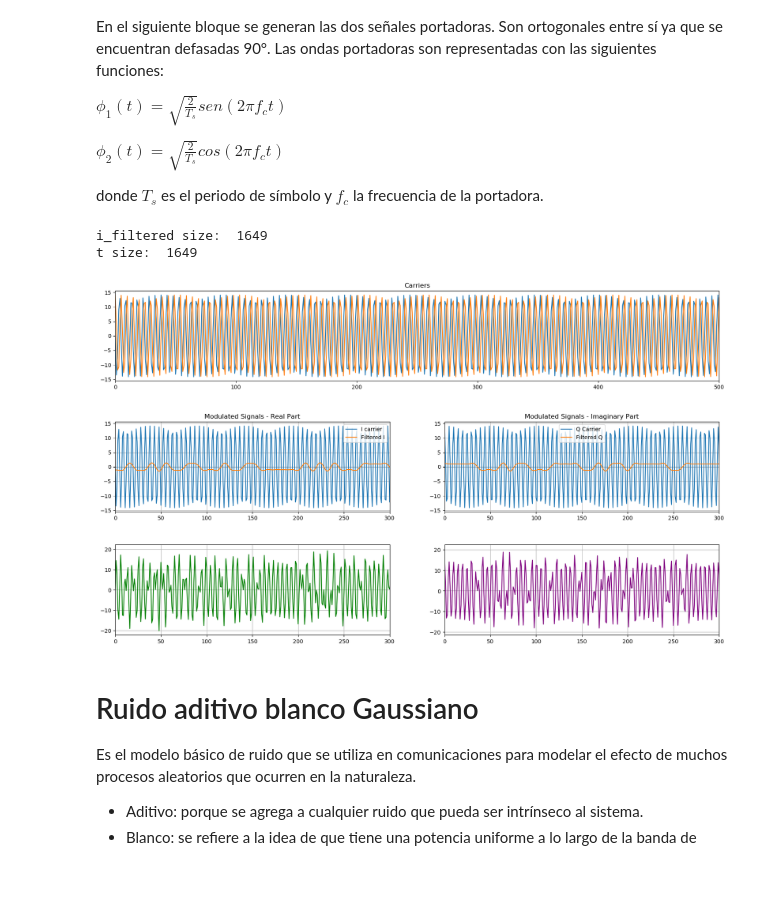
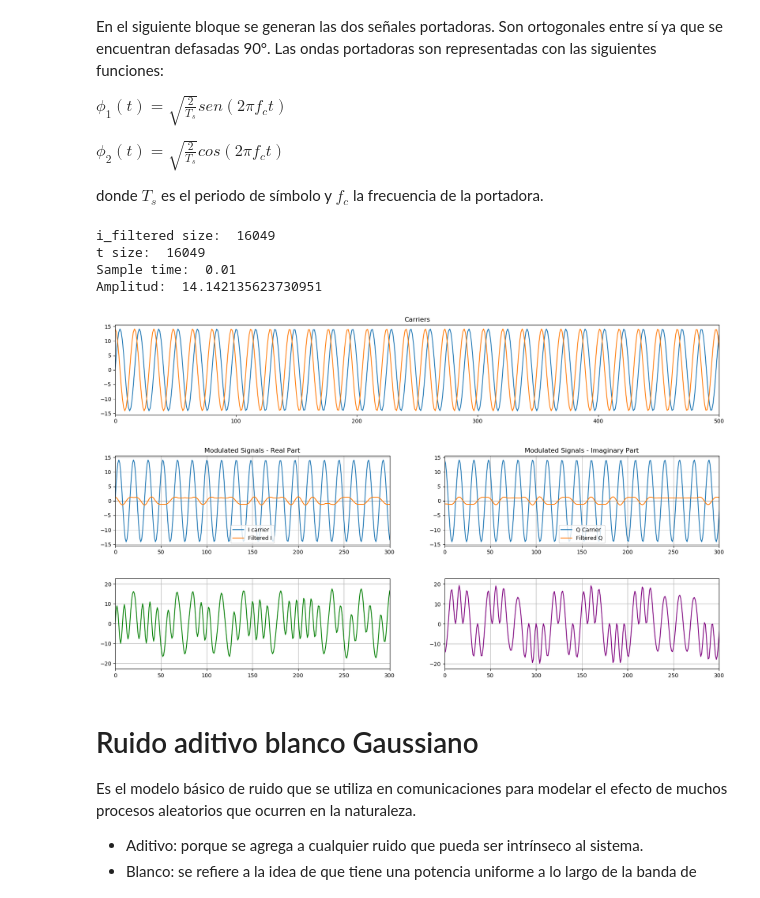
Before and after one commit to sofia-am/QPSK-8PSK-Simulation, a Jupyter notebook: notebook/QPSKmodem.ipynb, the cells around one changed output. Saved outputs shown, nothing was run; the diff lists cells and outputs as text; code cells hidden in the pictures.

```diff
--- a/notebook/QPSKmodem.ipynb
+++ b/notebook/QPSKmodem.ipynb
@@ -51,7 +54,7 @@ bps = 2  # bits per symbol
 sample_rate = 800 #[Hz] samples per second
 sampling_period = 1/sample_rate  # [s] time between samples
 sps = 8  # [samples/symbol] cantidad de samples por simbolo
-N = 400   # [bits] cantidad de bits a transmitir
+N = 4000   # [bits] cantidad de bits a transmitir
 Nsym = int(N/bps)  # [symbols] cantidad de simbolos que tomamos en total
 symbol_period = sampling_period*sps  # [s] periodo de cada simbolo
 
@@ -213,26 +216,29 @@ $\phi_2(t) = \sqrt{\frac{2}{T_s}} cos(2\pi f_c t)$
 
 donde $T_s$ es el periodo de símbolo y $f_c$ la frecuencia de la portadora.
 # %%
-Fc = 1e6  # [Hz] carrier frequency
+Fc = 1e3  # [Hz] carrier frequency
 #t = np.arange(0, len(i_filtered))/len(i_filtered)
 t = np.linspace(0, 1, len(i_filtered))
 print("i_filtered size: ", len(i_filtered), "\nt size: ", len(t))
 
 i_carrier = np.sqrt(2/symbol_period)*np.sin((2.0*np.pi*Fc*t))
 q_carrier = np.sqrt(2/symbol_period)*np.cos((2.0*np.pi*Fc*t))
 #print("time: ", t)
 #print("\ni_Carrier: ", i_carrier)
+print("Sample time: ", symbol_period, "\nAmplitud: ", np.sqrt(2/symbol_period))
 
 plt.figure(figsize=(20, 3))
 plt.plot(i_carrier)
 plt.plot(q_carrier)
 plt.xlim(0, 500)
 plt.title("Carriers")
 plt.show()
 # %% [output]
-i_filtered size:  1649
-t size:  1649
+i_filtered size:  16049
+t size:  16049
+Sample time:  0.01
+Amplitud:  14.142135623730951
-[figure, old version]
+[figure, new version]
 # %%
 q_modulated = q_filtered * q_carrier
 i_modulated = i_filtered * i_carrier
@@ -266,8 +272,8 @@ plt.xlim(0, 300)
 plt.grid(True)
 plt.show()
 # %% [output]
-[figure, old version]
+[figure, new version]
-[figure, old version]
+[figure, new version]
 # %% [markdown]
 # Ruido aditivo blanco Gaussiano
 Es el modelo básico de ruido que se utiliza en comunicaciones para modelar el efecto de muchos procesos aleatorios que ocurren en la naturaleza.
```
Also changed, not shown: parts of 11 cells of this notebook, 1 other file.
